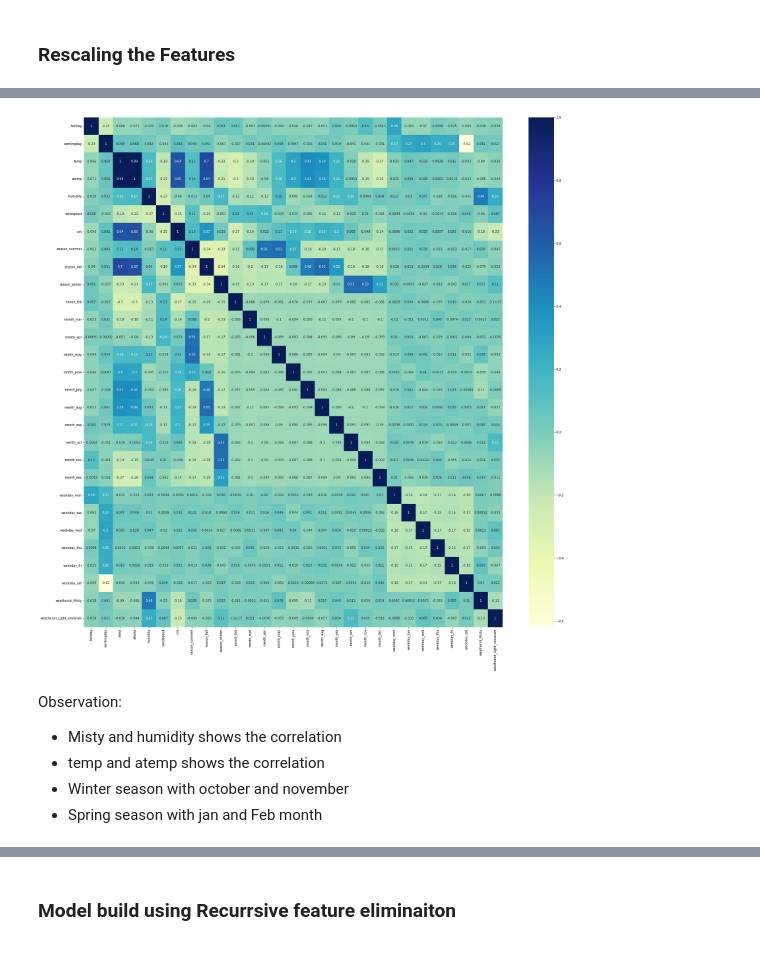
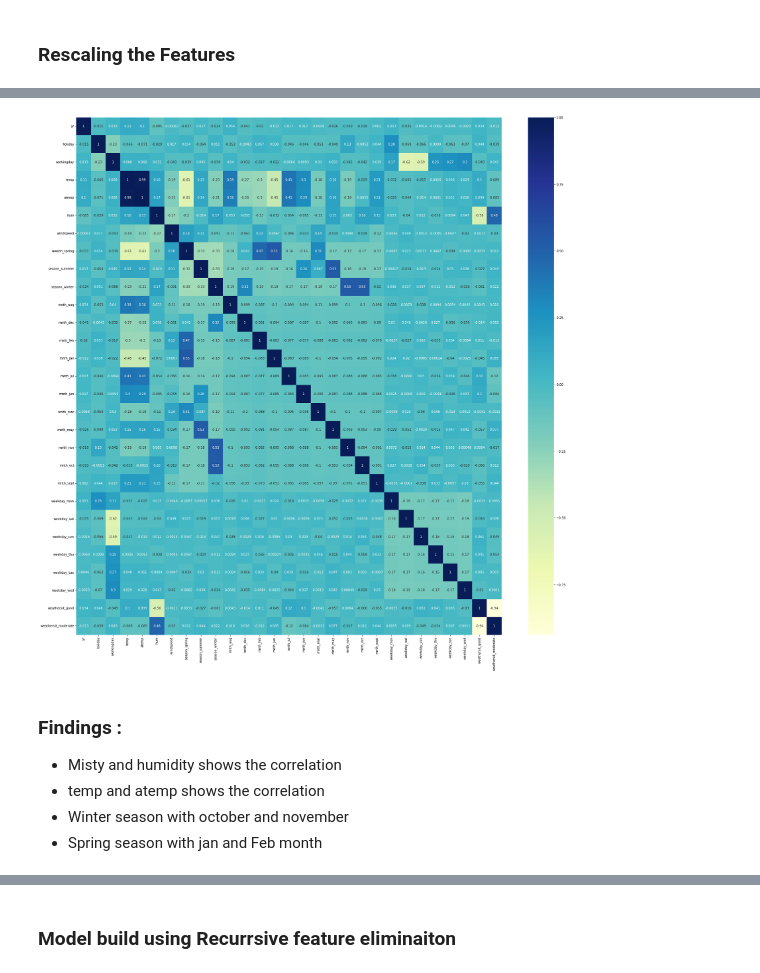
Before and after one commit to suchins3/Bike_Sharing_Assignment, a Jupyter notebook: BikeSharing.ipynb, the cells around one changed output, grey strips where cells are left out. Cells and saved outputs as stored; diff of their text form; code cells hidden in the pictures.

```diff
--- a/BikeSharing.ipynb
+++ b/BikeSharing.ipynb
@@ -292,3 +278,5 @@ data.plot.scatter(x='temp', y='cnt', ylim=(0,9000));
 # DRAFT: It is showing  there is good relation between 'temp' and 'cnt'
 # %% [output]
 [figure]
+# %%
+df_bike = pd.get_dummies(data=df_bike,columns=["season","mnth","weekday","weathersit"],drop_first=True)
@@ -301,8 +299,3 @@ from sklearn.tree import DecisionTreeRegressor
 from sklearn.ensemble import RandomForestRegressor
 from sklearn import metrics
 import statsmodels.api as sm
-# %%
-#drop_first Dummy varibale creation
-#Reduces the extra column created during dummy variable creation. Hence it reduces the correlations created among dummy variables.
-
-df_bike = pd.get_dummies(data=df_bike,columns=["season","month","weekday","weathersit"],drop_first=True)
@@ -345,0 +344,9 @@ print(df_train.shape)
+# %%
+#y to contain only target variable
+y=df_bike.pop('cnt')
+
+#X is all remainign variable also our independent variables
+X=df_bike
+
+#Train Test split with 70:30 ratio
+X_train, X_test, y_train, y_test = train_test_split(X, y, test_size=0.3, random_state=100)
@@ -348,5 +371,8 @@ print(df_train.shape)
 # %%
 from sklearn.preprocessing import MinMaxScaler
 
+num_vars = ['temp','atemp','hum','windspeed']
+
 scaler = MinMaxScaler()
-df_train.head()
+
+X_train[num_vars] = scaler.fit_transform(X_train[num_vars])
@@ -373,11 +392,11 @@ df_train.head()
 # %%
 plt.figure(figsize = (30, 30))
-sns.heatmap(df_train.corr(), annot = True, cmap="YlGnBu")
+sns.heatmap(X_train.corr(), annot = True, cmap="YlGnBu")
 plt.show()
 # %% [output]
-[figure, old version]
+[figure, new version]
 # %% [markdown]
-Observation:
+### Findings :
 - Misty and humidity shows the correlation
 - temp and atemp shows the correlation
 - Winter season with october and november
```
Also changed, not shown: parts of 61 cells of this notebook.
